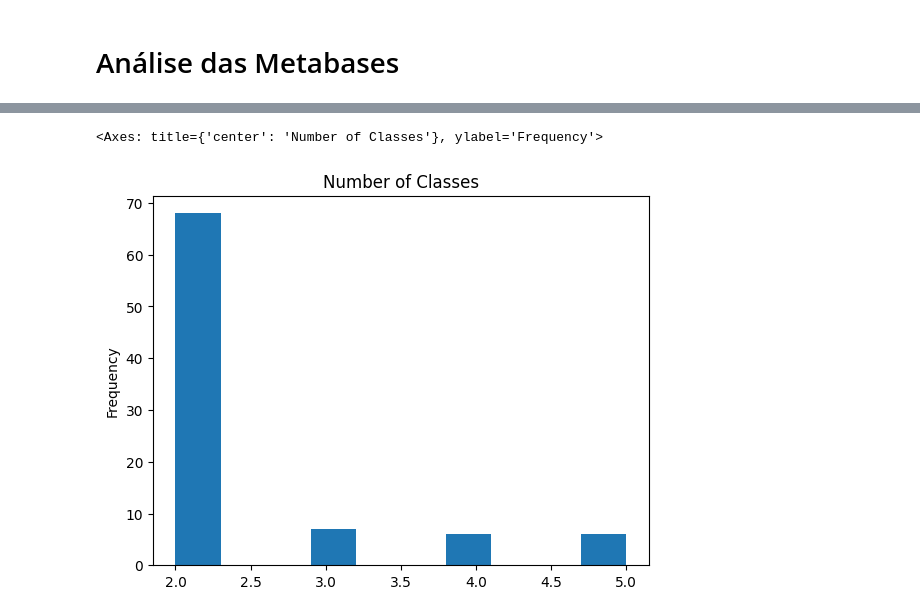
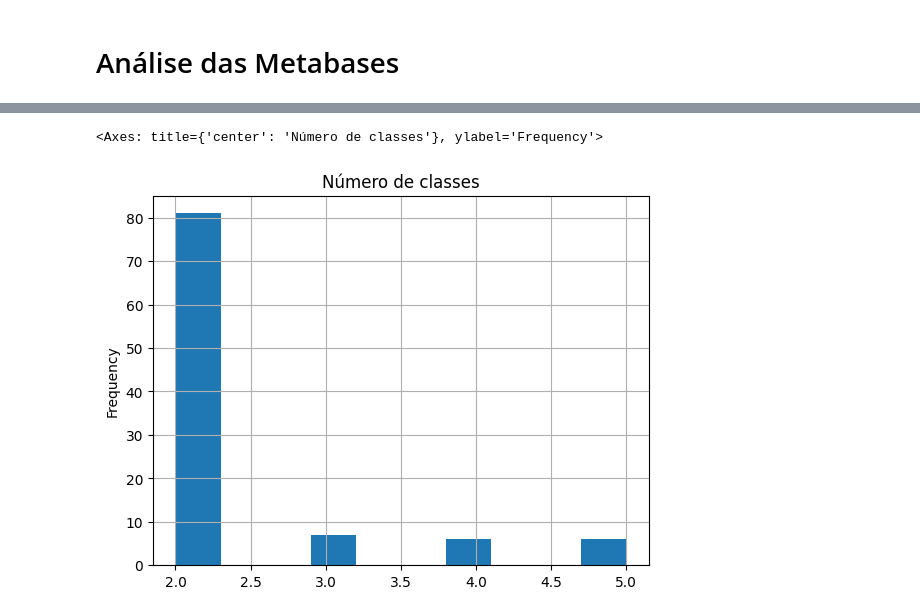
Before and after one commit to gscnogueira/meta-active-learning, a Jupyter notebook: notebooks/experiments/metabase_analysis.ipynb, the cells around one changed output, grey strips where cells are left out. Saved outputs shown, nothing was run; the diff lists cells and outputs as text; code cells hidden in the pictures.

Commit message:
✨ Nova análise de metabase

```diff
--- a/notebooks/experiments/metabase_analysis.ipynb
+++ b/notebooks/experiments/metabase_analysis.ipynb
@@ -7,0 +10,2 @@ dataset_ids = [int(e ) for e in dataset_ids]
+# %%
+METABASE_PATH = '../../scripts/metabase/'
@@ -7,0 +14,3 @@ dataset_ids = [int(e ) for e in dataset_ids]
+# %%
+dataset_ids = !ls $METABASE_PATH
+len(dataset_ids)
@@ -8,4 +19,2 @@ dataset_ids = [int(e ) for e in dataset_ids]
 # %%
-df = openml.datasets.list_datasets(output_format='dataframe')
-df = df.loc[dataset_ids]
-df
+openml_datasets = openml.datasets.list_datasets(output_format='dataframe')
@@ -25,0 +21,2 @@ df
+# %%
+selected_datasets = openml_datasets.loc[[int(did) for did in dataset_ids]]
@@ -26,5 +35,5 @@ df
 # %%
-df.NumberOfClasses.plot(kind='hist', title="Number of Classes")
+selected_datasets.NumberOfClasses.plot(kind='hist', grid=True, title='Número de classes')
 # %% [output]
-<Axes: title={'center': 'Number of Classes'}, ylabel='Frequency'>
+<Axes: title={'center': 'Número de classes'}, ylabel='Frequency'>
-[figure, old version]
+[figure, new version]
```
Also changed, not shown: parts of 29 cells of this notebook.
